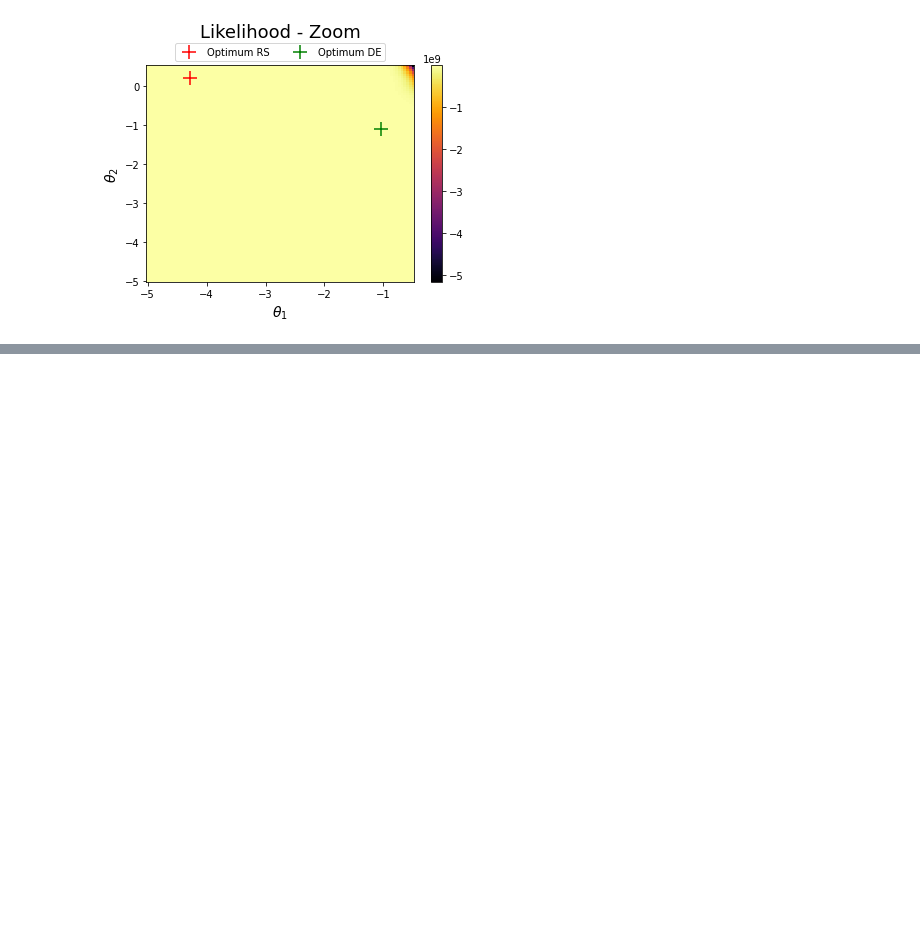
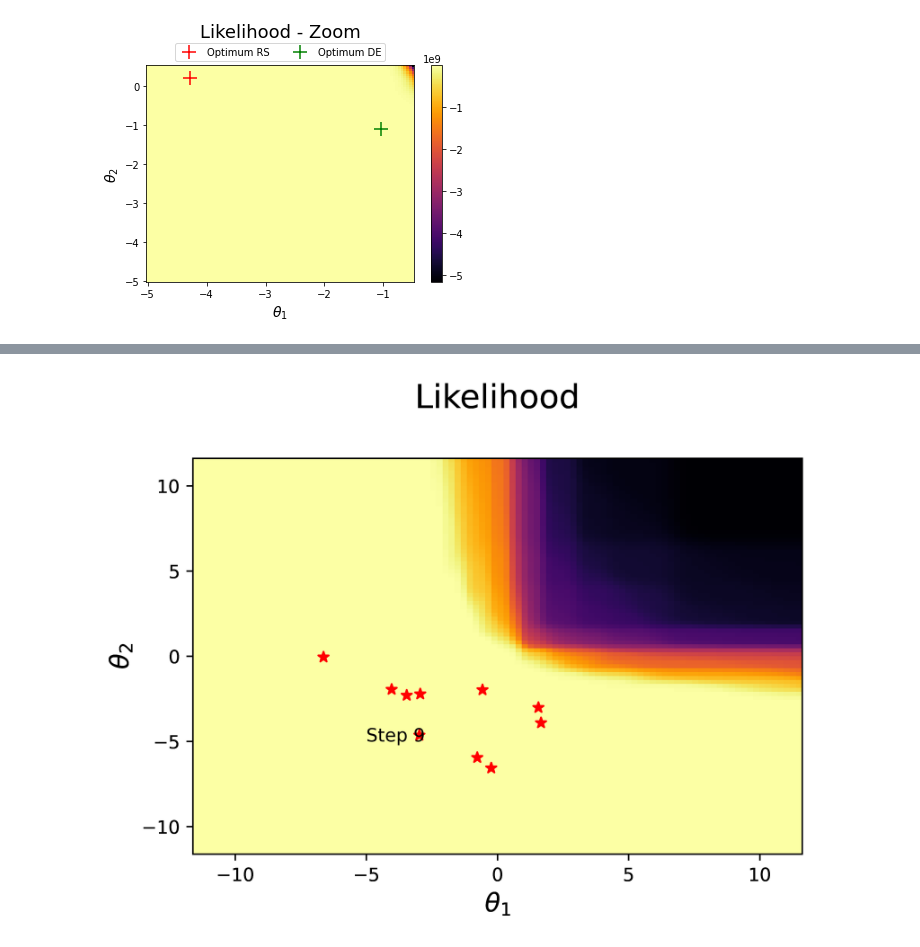
Before and after one commit to PascalKnoll/Investigation-of-Particle-Swarm-Optimization, a Jupyter notebook: clean_notebook.ipynb, the cells around one changed output, grey strips where cells are left out. Drawn from its saved outputs; the diff is of its cells as text; code cells hidden in the pictures; blank space fills up the shorter version.

```diff
--- a/clean_notebook.ipynb
+++ b/clean_notebook.ipynb
@@ -201,0 +268,5 @@ plt.legend(loc='upper center', bbox_to_anchor=(0.5, 1.125, 0, 0), ncol=2)
+# %%
+from utils_clean import get_likelihood_grids
+x_grid, y_grid, z_grid = get_likelihood_grids(gpr_pso)
+pso.visualize_optimization(x_grid, y_grid, z_grid, "Videos/PSO.gif", show_zaeff=False)
+# %% [output]
@@ -201,0 +275 @@ plt.legend(loc='upper center', bbox_to_anchor=(0.5, 1.125, 0, 0), ncol=2)
+[figure, added]
```
Also changed, not shown: parts of 18 cells of this notebook, 2 other files.
